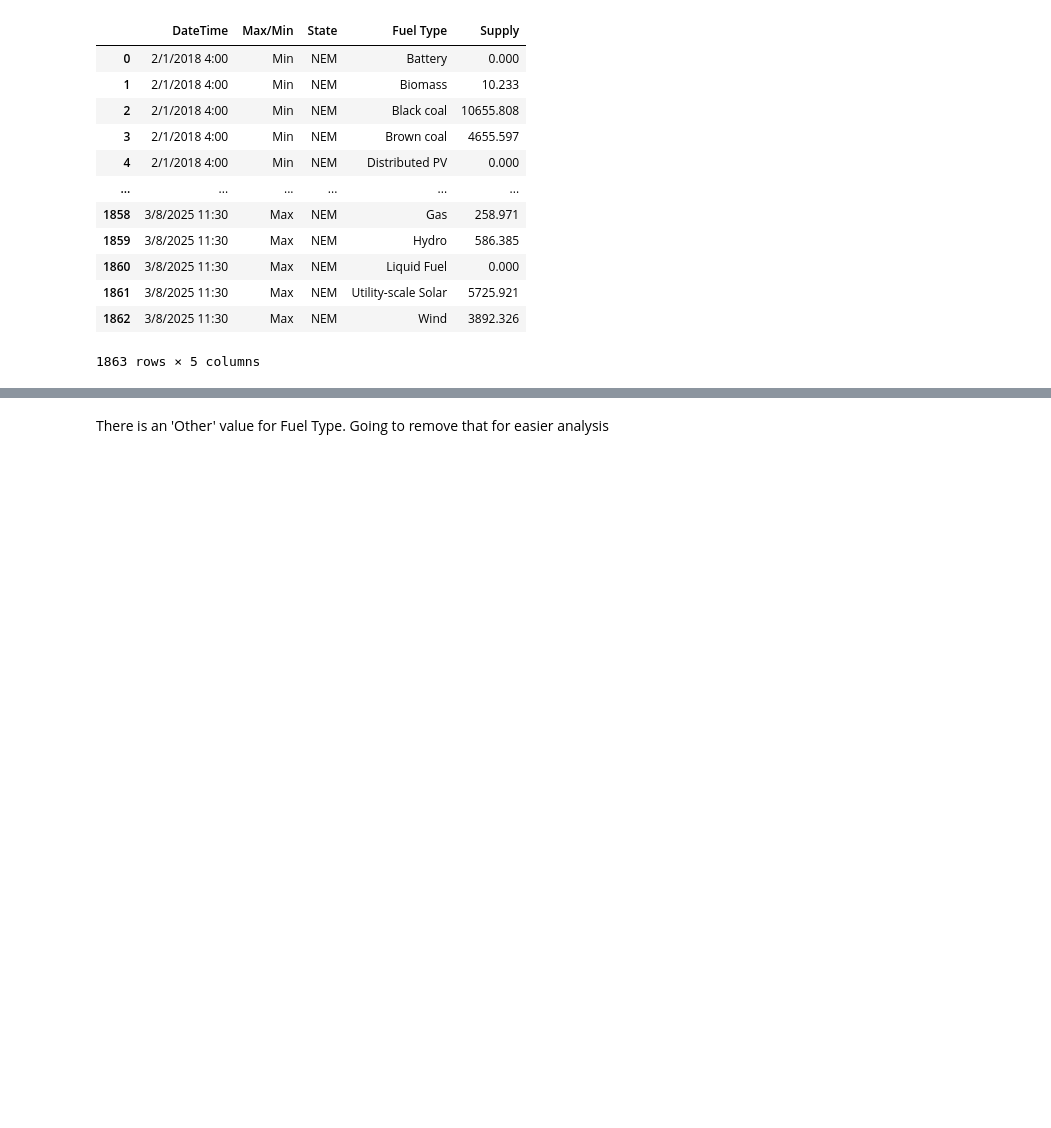
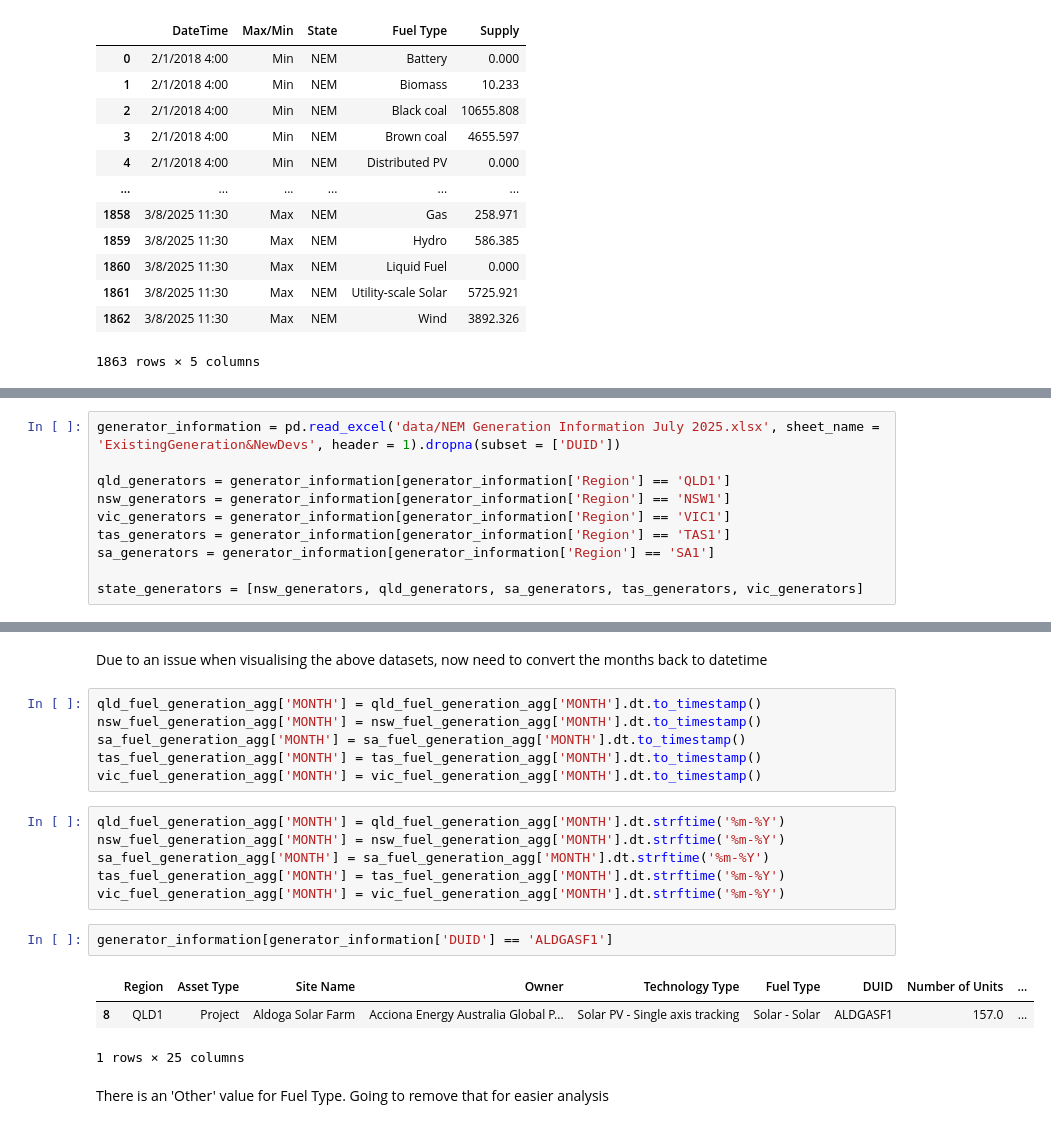
Before and after one commit to aidanlockwood20/IFN695-Codebase, a Jupyter notebook: report.ipynb, the cells around one changed output, grey strips where cells are left out. Cells and saved outputs as stored; diff of their text form; blank space fills up the shorter version.

```diff
--- a/report.ipynb
+++ b/report.ipynb
@@ -165,0 +190,10 @@ Name: count, dtype: int64
+# %%
+generator_information = pd.read_excel('data/NEM Generation Information July 2025.xlsx', sheet_name = 'ExistingGeneration&NewDevs', header = 1).dropna(subset = ['DUID'])
+
+qld_generators = generator_information[generator_information['Region'] == 'QLD1']
+nsw_generators = generator_information[generator_information['Region'] == 'NSW1']
+vic_generators = generator_information[generator_information['Region'] == 'VIC1']
+tas_generators = generator_information[generator_information['Region'] == 'TAS1']
+sa_generators = generator_information[generator_information['Region'] == 'SA1']
+
+state_generators = [nsw_generators, qld_generators, sa_generators, tas_generators, vic_generators]
@@ -166,3 +240,23 @@ Name: count, dtype: int64
+# %% [markdown]
+Due to an issue when visualising the above datasets, now need to convert the months back to datetime
+# %%
+qld_fuel_generation_agg['MONTH'] = qld_fuel_generation_agg['MONTH'].dt.to_timestamp()
+nsw_fuel_generation_agg['MONTH'] = nsw_fuel_generation_agg['MONTH'].dt.to_timestamp()
+sa_fuel_generation_agg['MONTH'] = sa_fuel_generation_agg['MONTH'].dt.to_timestamp()
+tas_fuel_generation_agg['MONTH'] = tas_fuel_generation_agg['MONTH'].dt.to_timestamp()
+vic_fuel_generation_agg['MONTH'] = vic_fuel_generation_agg['MONTH'].dt.to_timestamp()
+# %%
+qld_fuel_generation_agg['MONTH'] = qld_fuel_generation_agg['MONTH'].dt.strftime('%m-%Y')
+nsw_fuel_generation_agg['MONTH'] = nsw_fuel_generation_agg['MONTH'].dt.strftime('%m-%Y')
+sa_fuel_generation_agg['MONTH'] = sa_fuel_generation_agg['MONTH'].dt.strftime('%m-%Y')
+tas_fuel_generation_agg['MONTH'] = tas_fuel_generation_agg['MONTH'].dt.strftime('%m-%Y')
+vic_fuel_generation_agg['MONTH'] = vic_fuel_generation_agg['MONTH'].dt.strftime('%m-%Y')
+# %%
+generator_information[generator_information['DUID'] == 'ALDGASF1']
+# %% [output]
+|  | Region | Asset Type | Site Name | Owner | Technology Type | Fuel Type | DUID | Number of Units | ... |
+| 8 | QLD1 | Project | Aldoga Solar Farm | Acciona Energy Australia Global P... | Solar PV - Single axis tracking | Solar - Solar | ALDGASF1 | 157.0 | ... |
+1 rows × 25 columns
 # %% [markdown]
 There is an 'Other' value for Fuel Type. Going to remove that for easier analysis
 # %%
```
Also changed, not shown: parts of 58 cells of this notebook, 13 other files.
